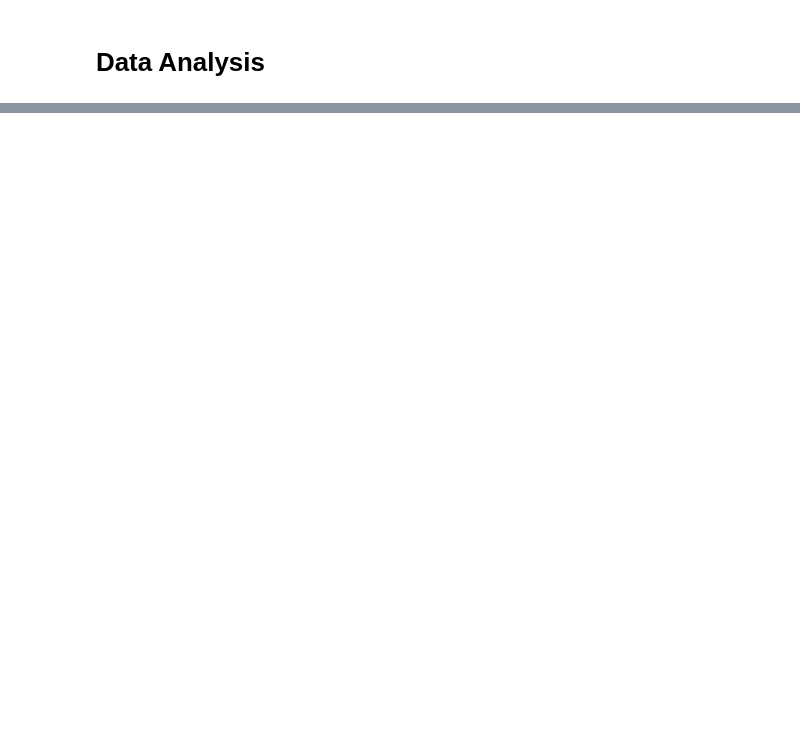
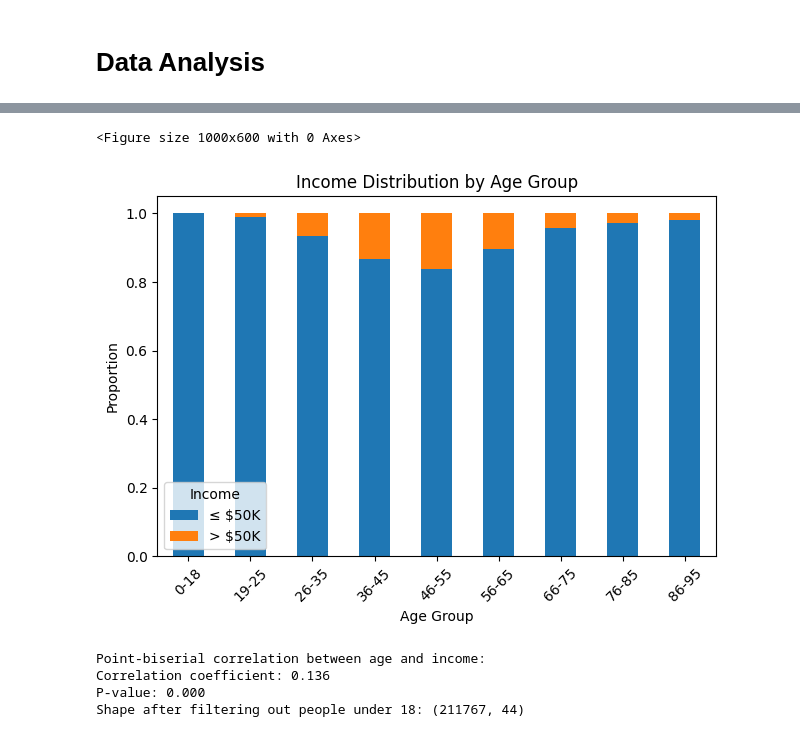
Before and after one commit to poka93/dataiku-amine-biad, a Jupyter notebook: notebooks/data_analysis.ipynb, the cells around one changed output, grey strips where cells are left out. Saved outputs shown, nothing was run; the diff lists cells and outputs as text; code cells hidden in the pictures; blank space fills up the shorter version.

```diff
--- a/notebooks/data_analysis.ipynb
+++ b/notebooks/data_analysis.ipynb
@@ -65,0 +139,41 @@ df.head()
+# %%
+# Create a stacked bar plot to show income distribution by age groups
+plt.figure(figsize=(10, 6))
+
+# Create age groups for better visualization
+df['age_group'] = pd.cut(df['age'], bins=[0, 18, 25, 35, 45, 55, 65, 75, 85, 95],
+                        labels=['0-18', '19-25', '26-35', '36-45', '46-55', '56-65', '66-75', '76-85', '86-95'])
+
+# Calculate proportions for each age group
+income_by_age = df.groupby('age_group')['income'].value_counts(normalize=True).unstack()
+
+# Create stacked bar plot
+income_by_age.plot(kind='bar', stacked=True)
+plt.title('Income Distribution by Age Group')
+plt.xlabel('Age Group')
+plt.ylabel('Proportion')
+plt.legend(title='Income', labels=['≤ $50K', '> $50K'])
+plt.xticks(rotation=45)
+plt.tight_layout()
+plt.show()
+
+# Calculate point-biserial correlation
+from scipy import stats
+correlation = stats.pointbiserialr(df['age'], df['income'])
+print(f"\nPoint-biserial correlation between age and income:")
+print(f"Correlation coefficient: {correlation.correlation:.3f}")
+print(f"P-value: {correlation.pvalue:.3f}")
+
+# Keep only >18 yrs old people
+# Filter for age > 18
+df = df[df['age'] > 18]
+
+# Print shape before and after filtering
+print(f"Shape after filtering out people under 18: {df.shape}")
+# %% [output]
+<Figure size 1000x600 with 0 Axes>
+[figure, added]
+Point-biserial correlation between age and income:
+Correlation coefficient: 0.136
+P-value: 0.000
+Shape after filtering out people under 18: (211767, 44)
```
Also changed, not shown: parts of 33 cells of this notebook, 3 other files.
